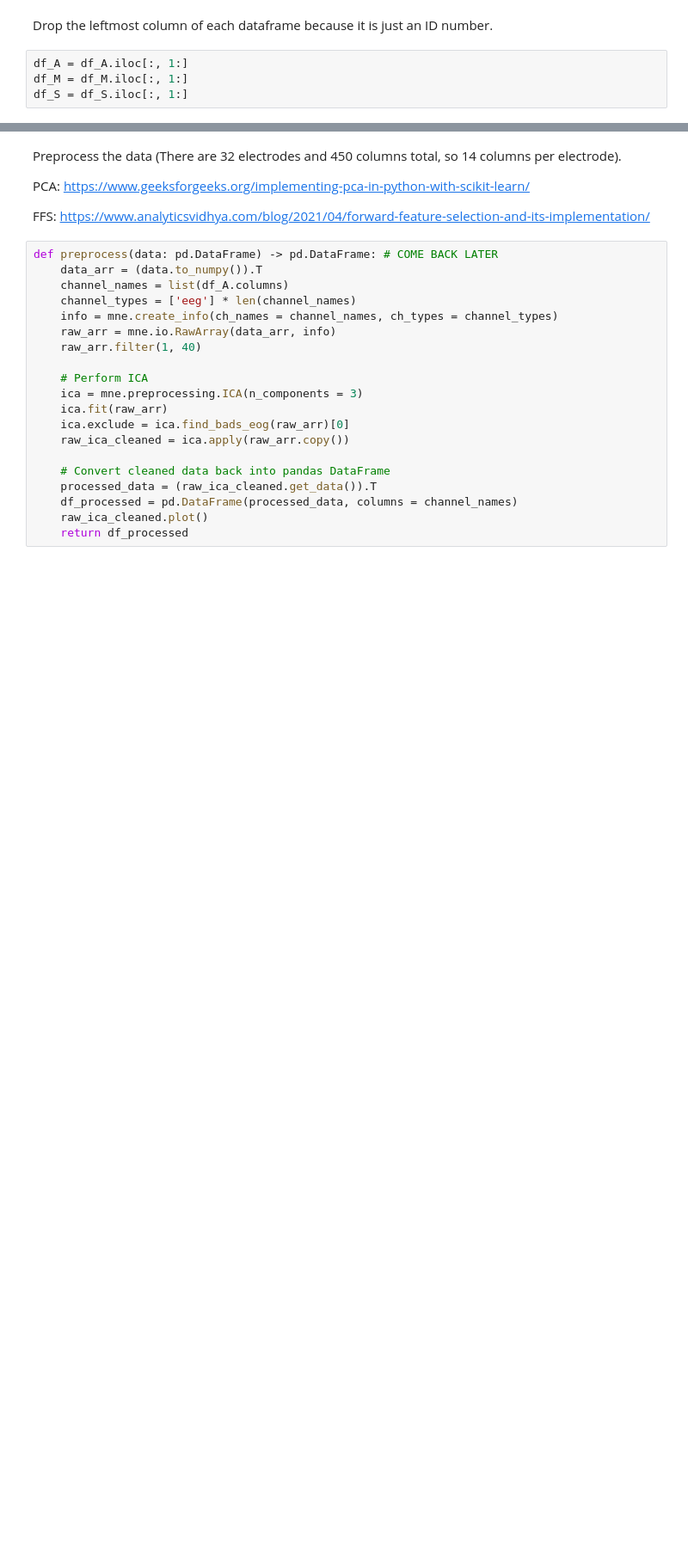
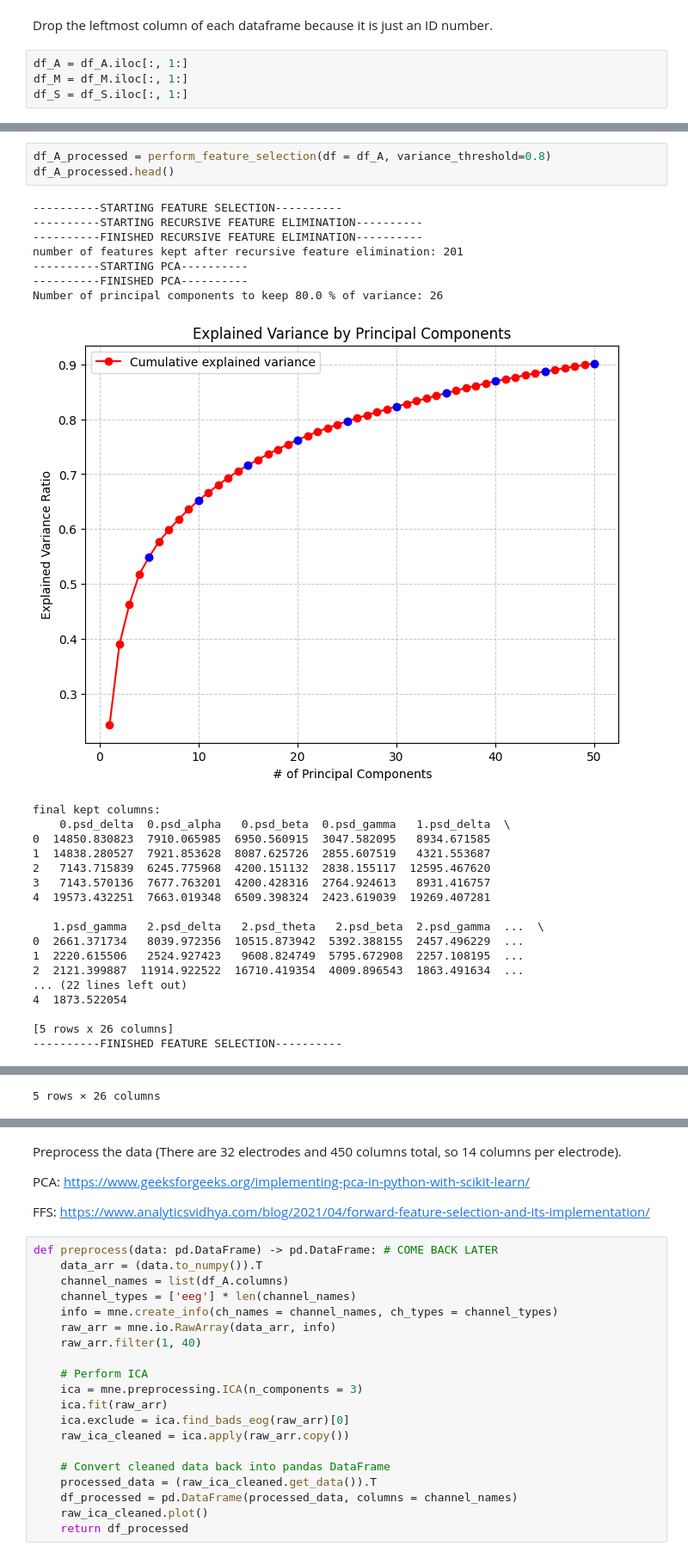
Before and after one commit to ayushilal20/MindWave-Predicting-Mental-States-through-EEG-Data, a Jupyter notebook: Classification/Stress/stress_classification.ipynb, the cells around one changed output, grey strips where cells are left out. Shown: that part at 86% size. Cells and saved outputs as stored; diff of their text form; blank space fills up the shorter version.

Commit message:
finished feature selection

```diff
--- a/Classification/Stress/stress_classification.ipynb
+++ b/Classification/Stress/stress_classification.ipynb
@@ -35,0 +141,29 @@ df_S = df_S.iloc[:, 1:]
+# %%
+df_A_processed = perform_feature_selection(df = df_A, variance_threshold=0.8)
+df_A_processed.head()
+# %% [output]
+----------STARTING FEATURE SELECTION----------
+----------STARTING RECURSIVE FEATURE ELIMINATION----------
+----------FINISHED RECURSIVE FEATURE ELIMINATION----------
+number of features kept after recursive feature elimination: 201
+----------STARTING PCA----------
+----------FINISHED PCA----------
+Number of principal components to keep 80.0 % of variance: 26
+[figure, added]
+final kept columns:
+    0.psd_delta  0.psd_alpha   0.psd_beta  0.psd_gamma   1.psd_delta  \
+0  14850.830823  7910.065985  6950.560915  3047.582095   8934.671585
+1  14838.280527  7921.853628  8087.625726  2855.607519   4321.553687
+2   7143.715839  6245.775968  4200.151132  2838.155117  12595.467620
+3   7143.570136  7677.763201  4200.428316  2764.924613   8931.416757
+4  19573.432251  7663.019348  6509.398324  2423.619039  19269.407281
+
+   1.psd_gamma   2.psd_delta   2.psd_theta   2.psd_beta  2.psd_gamma  ...  \
+0  2661.371734   8039.972356  10515.873942  5392.388155  2457.496229  ...
+1  2220.615506   2524.927423   9608.824749  5795.672908  2257.108195  ...
+2  2121.399887  11914.922522  16710.419354  4009.896543  1863.491634  ...
+... (22 lines left out)
+4  1873.522054
+
+[5 rows x 26 columns]
+----------FINISHED FEATURE SELECTION----------
@@ -35,0 +176 @@ df_S = df_S.iloc[:, 1:]
+5 rows × 26 columns
```
Also changed, not shown: parts of 15 cells of this notebook.
